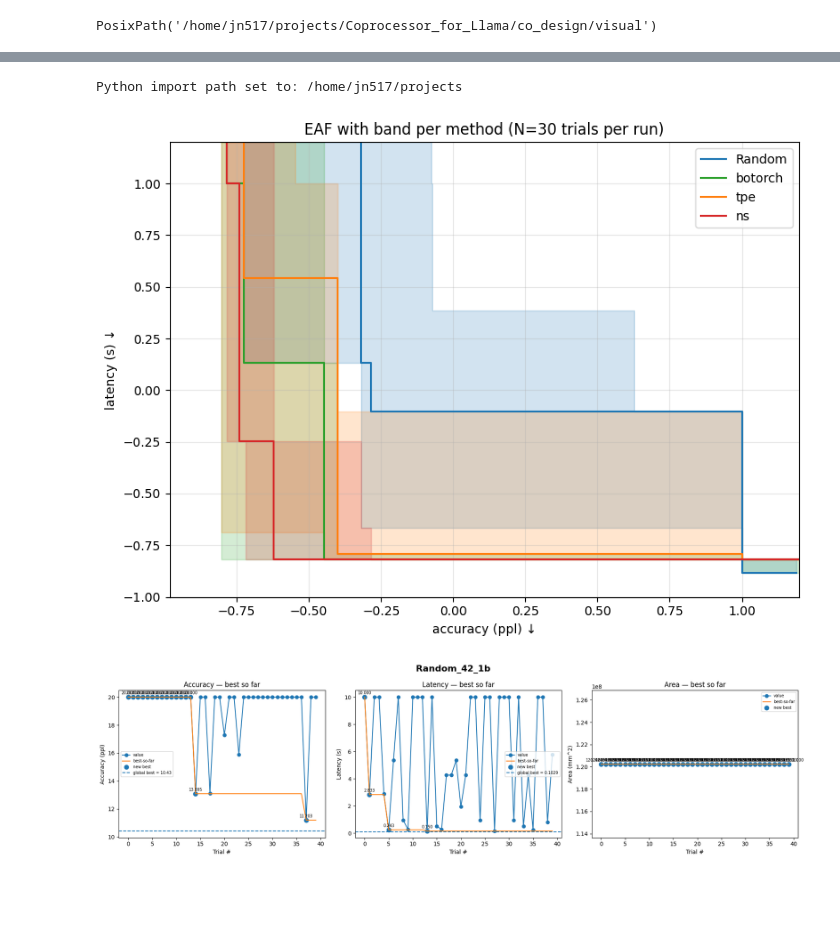
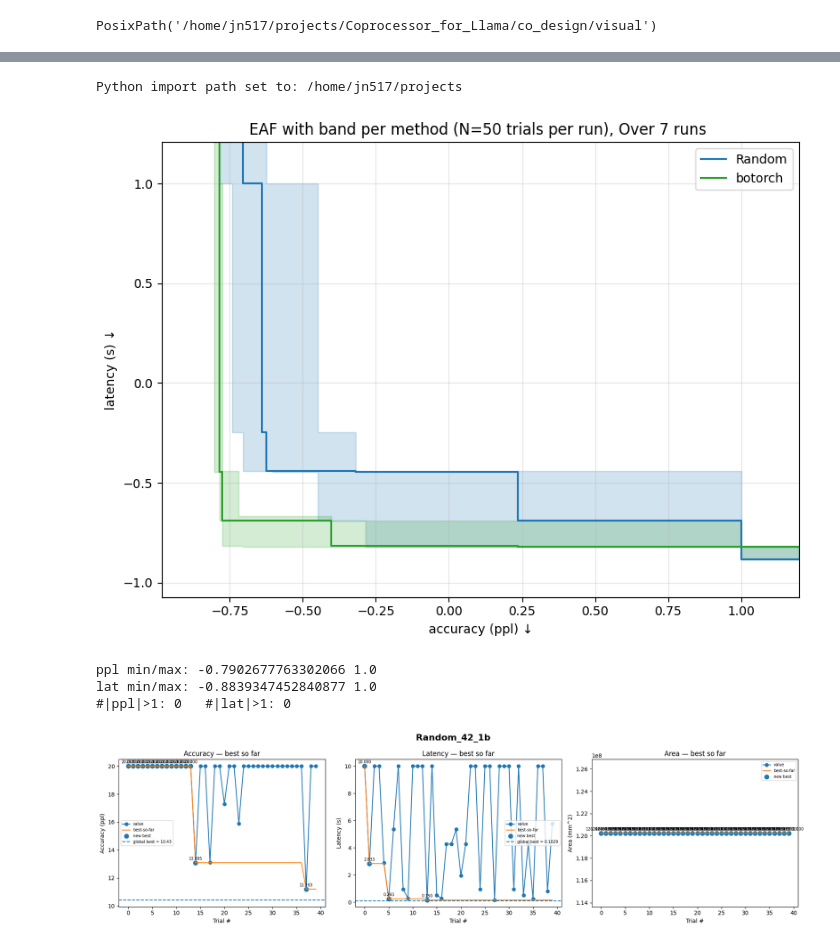
Before and after one commit to AICrossSim/PLENA, a Jupyter notebook: co_design/visual/final_visual.ipynb, the cells around one changed output, grey strips where cells are left out. Drawn from its saved outputs; the diff is of its cells as text; code cells hidden in the pictures; blank space fills up the shorter version.

Commit message:
update visuals

```diff
--- a/co_design/visual/final_visual.ipynb
+++ b/co_design/visual/final_visual.ipynb
@@ -474,8 +475,8 @@ colors = {"Random":"tab:blue", "tpe":"tab:orange", "botorch":"tab:green", "ns":"
 plt.figure(figsize=(7,6))
 
 for st in study_types:
-    study_name = f"{st}_{seed}_1b"   # adapt to your naming
-    db_dir = project_root / "co_design" / f"db_{seed}"
+    study_name = f"{st}_{42}_1b"   # adapt to your naming
+    db_dir = project_root / "co_design" / f"db_{42}"
     db_path = db_dir / f"{study_name}.db"
     storage_url = f"sqlite:///{db_path.resolve()}"
 
@@ -496,7 +497,7 @@ for st in study_types:
 
 plt.xlabel("accuracy (ppl) ↓")
 plt.ylabel("latency (s) ↓")
-plt.title(f"Pareto-optimal trials (seed={seed})")
+plt.title(f"Pareto-optimal trials (seed={42})")
 plt.grid(True, alpha=0.3)
 plt.legend()
 plt.tight_layout()
@@ -515,8 +518,8 @@ from pathlib import Path
 from optuna.trial import TrialState
 
 # ---- Settings ----
-study_types = ["Random", "botorch", "tpe", "ns"]
-seeds = [442, 42, 43, 2025]
+study_types = ["Random", "botorch", "tpe"]
+seeds = [442, 42, 43, 2025, 1234, 123, 12]
 
 # Color by method (sampler)
 method_colors = {
@@ -643,9 +663,9 @@ from eaf import get_empirical_attainment_surface, EmpiricalAttainmentFuncPlot
 
 
 # ==== Settings ====
-study_types = ["Random", "botorch", "tpe", "ns"]
-seeds = [442, 42, 43]
-N = 30  # number of trials per run for EAF
+study_types = ["Random", "botorch"]
+seeds = [12, 42, 43, 123, 442, 1234, 2025]
+N = 50  # number of trials per run for EAF
 
 # Colors per method
 method_colors = {
@@ -744,44 +764,62 @@ def choose_three_levels(n_runs: int) -> list[int]:
     if len(set(levs)) == 3:
         return sorted(levs)
 
-    # fallback to 10/50/90
-    L10, L50, L90 = pct_to_level(0.10), pct_to_level(0.50), pct_to_level(0.90)
-    levs = [L10, L50, L90]
-    if len(set(levs)) == 3:
-        return sorted(levs)
+    # # fallback to 10/50/90
+    # L10, L50, L90 = pct_to_level(0.10), pct_to_level(0.50), pct_to_level(0.90)
+    # levs = [L10, L50, L90]
+    # if len(set(levs)) == 3:
+    #     return sorted(levs)
 
-    # final fallback: best/median/worst
-    Lbest, Lmed, Lworst = 1, (n_runs + 1)//2, n_runs
-    return sorted([Lbest, Lmed, Lworst])
+    # # final fallback: best/median/worst
+    # Lbest, Lmed, Lworst = 1, (n_runs + 1)//2, n_runs
+    # return sorted([Lbest, Lmed, Lworst])
 
 fig, ax = plt.subplots(figsize=(8, 6))
 eaf_plot = EmpiricalAttainmentFuncPlot()
 
 for st in study_types:
     costs = build_costs_for_method(st, seeds, n_take=N)  # (n_runs, N, 2)
     if costs.size == 0:
         print(f"[INFO] No data for method {st}, skipping.")
         continue
 
     n_runs = costs.shape[0]
-    levels = choose_three_levels(n_runs)                  # strictly increasing
+    levels = choose_three_levels(n_runs)
+    # print(n_runs)
+    # print(levels)                # strictly increasing
     surfs = get_empirical_attainment_surface(costs=costs, levels=levels)
 
     # Expect/require 3 surfaces for the band API; if unique levels <3, we still pass what we have.
     # plot_surface_with_band handles the shading between lower & upper and draws the middle curve.
     color = method_colors.get(st, None)
     eaf_plot.plot_surface_with_band(ax, color=color, label=st, surfs=surfs)
 
 ax.set_xlabel("accuracy (ppl) ↓")
 ax.set_ylabel("latency (s) ↓")
-ax.set_title(f"EAF with band per method (N={N} trials per run)")
+# ax.set_xlim(-1.0, 1.0)
+# ax.set_ylim(-1.0, 1.0)
+
+ax.set_title(f"EAF with band per method (N={N} trials per run), Over {len(seeds)} runs ")
 ax.grid(True, alpha=0.3)
 ax.legend()
 plt.tight_layout()
 plt.show()
 # %% [output]
 Python import path set to: /home/jn517/projects
-[figure, old version]
+[figure, new version]
+# %%
+# Inspect what you're actually plotting
+costs = build_costs_for_method("Random", seeds, n_take=N)
+if costs.size:
+    x = costs[..., 0].ravel()
+    y = costs[..., 1].ravel()
+    print("ppl min/max:", x.min(), x.max())
+    print("lat min/max:", y.min(), y.max())
+    print("#|ppl|>1:", np.sum(np.abs(x) > 1.0), "  #|lat|>1:", np.sum(np.abs(y) > 1.0))
+# %% [output]
+ppl min/max: -0.7902677763302066 1.0
+lat min/max: -0.8839347452840877 1.0
+#|ppl|>1: 0   #|lat|>1: 0
 # %%
 from optuna.visualization import plot_pareto_front
 
```
Also changed, not shown: parts of 4 cells of this notebook.
